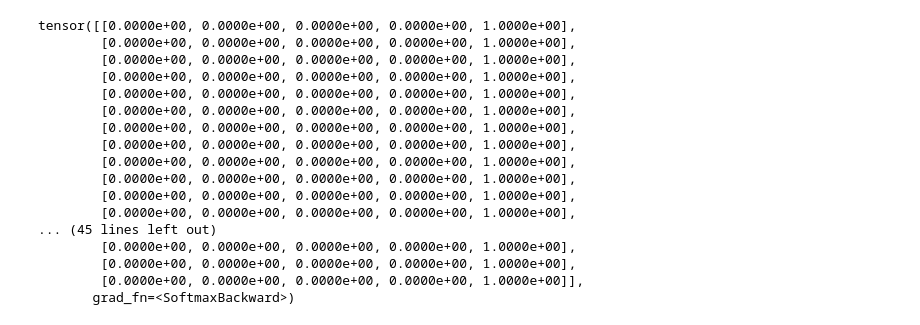
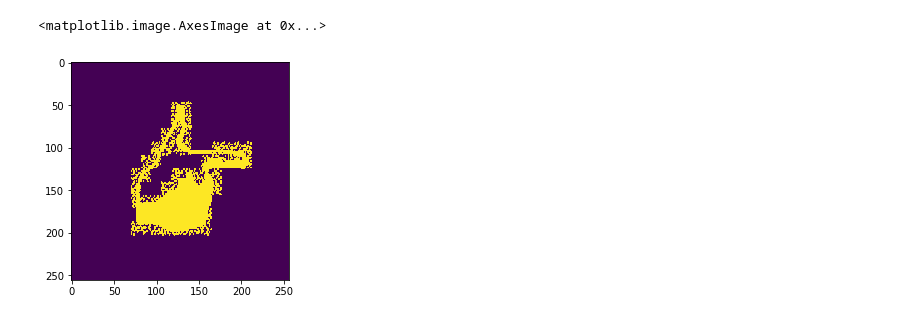
Before and after one commit to uridr/Finger-Detection, a Jupyter notebook: models/CNN.ipynb, the cells around one changed output. Saved outputs shown, nothing was run; the diff lists cells and outputs as text; code cells hidden in the pictures.

```diff
--- a/models/CNN.ipynb
+++ b/models/CNN.ipynb
@@ -34,0 +140,3 @@ testloader = torch.utils.data.DataLoader(testset, batch_size=10, shuffle=True)
+# %%
+aug_val = np.concatenate((aug1_val,aug2_val,aug3_val,aug4_val,aug5_val))
+labels_val = np.concatenate((lab1_val,lab2_val,lab3_val,lab4_val,lab5_val))
@@ -35,3 +163,15 @@ testloader = torch.utils.data.DataLoader(testset, batch_size=10, shuffle=True)
+# %%
+tensor_x = torch.FloatTensor(aug_train) # transform to torch tensor
+tensor_y = torch.LongTensor(labels_train)
+
+my_dataset = data.TensorDataset(tensor_x.permute(0,3,1,2),tensor_y) # create your datset
+trainloader = data.DataLoader(my_dataset, batch_size=60, shuffle = True) # create your dataloader
+# %%
+tensor_x_val = torch.FloatTensor(aug_test) # transform to torch tensor
+tensor_y_val = torch.LongTensor(labels_test)
+
+my_dataset_val = data.TensorDataset(tensor_x_val.permute(0,3,1,2),tensor_y_val) # create your datset
+validloader = data.DataLoader(my_dataset_val, batch_size=60, shuffle = True) # create your dataloader
 # %%
 iter_ = iter(trainloader)
 bimg, blabel = next(iter_)
@@ -139,13 +291,14 @@ BigNet(
 )
 # %%
 criterion = nn.CrossEntropyLoss()
-optimizer = optim.Adam(cnn.parameters(), lr=0.001)
-epochs = 20
+optimizer = optim.SGD(cnn.parameters(), lr=0.1, momentum = 0.2)
+scheduler = optim.lr_scheduler.StepLR(optimizer, step_size = 25, gamma = 0.1)
+epochs = 50
 steps = 0
 running_loss = 0
 train_losses = []
 test_losses = []
-print_every = 1
+print_every = 3
 # %%
 for epoch in range(epochs):
     for inputs, labels in trainloader:
@@ -213,20 +363,0 @@ cnn.forward(inputs)
-# %%
-cnn(inputs)
-# %% [output]
-tensor([[0.0000e+00, 0.0000e+00, 0.0000e+00, 0.0000e+00, 1.0000e+00],
-        [0.0000e+00, 0.0000e+00, 0.0000e+00, 0.0000e+00, 1.0000e+00],
-        [0.0000e+00, 0.0000e+00, 0.0000e+00, 0.0000e+00, 1.0000e+00],
-        [0.0000e+00, 0.0000e+00, 0.0000e+00, 0.0000e+00, 1.0000e+00],
-        [0.0000e+00, 0.0000e+00, 0.0000e+00, 0.0000e+00, 1.0000e+00],
-        [0.0000e+00, 0.0000e+00, 0.0000e+00, 0.0000e+00, 1.0000e+00],
-        [0.0000e+00, 0.0000e+00, 0.0000e+00, 0.0000e+00, 1.0000e+00],
-        [0.0000e+00, 0.0000e+00, 0.0000e+00, 0.0000e+00, 1.0000e+00],
-        [0.0000e+00, 0.0000e+00, 0.0000e+00, 0.0000e+00, 1.0000e+00],
-        [0.0000e+00, 0.0000e+00, 0.0000e+00, 0.0000e+00, 1.0000e+00],
-        [0.0000e+00, 0.0000e+00, 0.0000e+00, 0.0000e+00, 1.0000e+00],
-        [0.0000e+00, 0.0000e+00, 0.0000e+00, 0.0000e+00, 1.0000e+00],
-... (45 lines left out)
-        [0.0000e+00, 0.0000e+00, 0.0000e+00, 0.0000e+00, 1.0000e+00],
-        [0.0000e+00, 0.0000e+00, 0.0000e+00, 0.0000e+00, 1.0000e+00],
-        [0.0000e+00, 0.0000e+00, 0.0000e+00, 0.0000e+00, 1.0000e+00]],
-       grad_fn=<SoftmaxBackward>)
@@ -233,2 +366,7 @@ tensor([[0.0000e+00, 0.0000e+00, 0.0000e+00, 0.0000e+00, 1.0000e+00],
+# %%
+plt.imshow((inputs_val)[40][0,:,:].cpu())
+# %% [output]
+<matplotlib.image.AxesImage at 0x...>
+[figure, added]
 # %%
 plt.plot(train_losses, label='Training loss')
```
Also changed, not shown: parts of 30 cells of this notebook, 6 other files.
